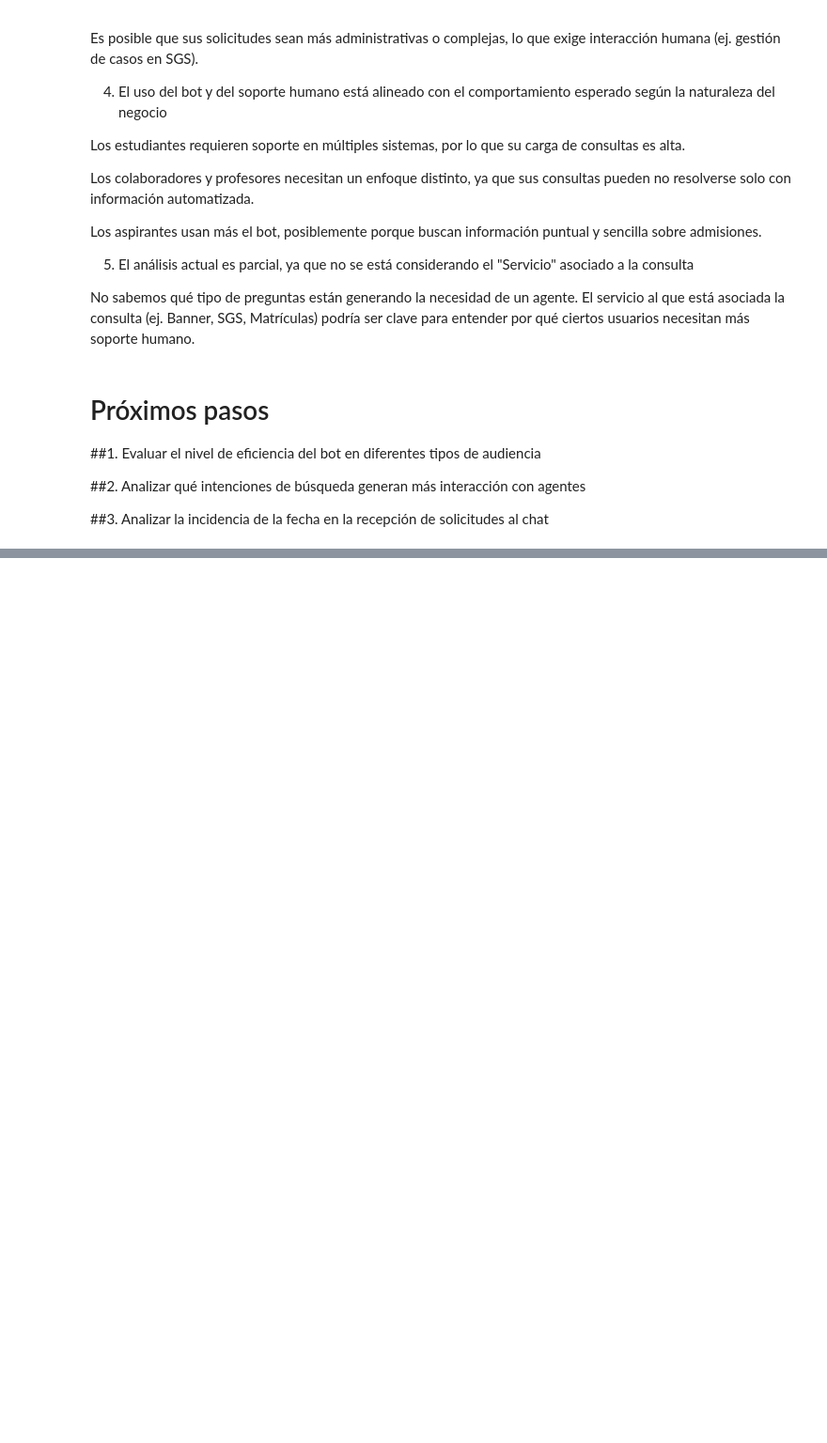
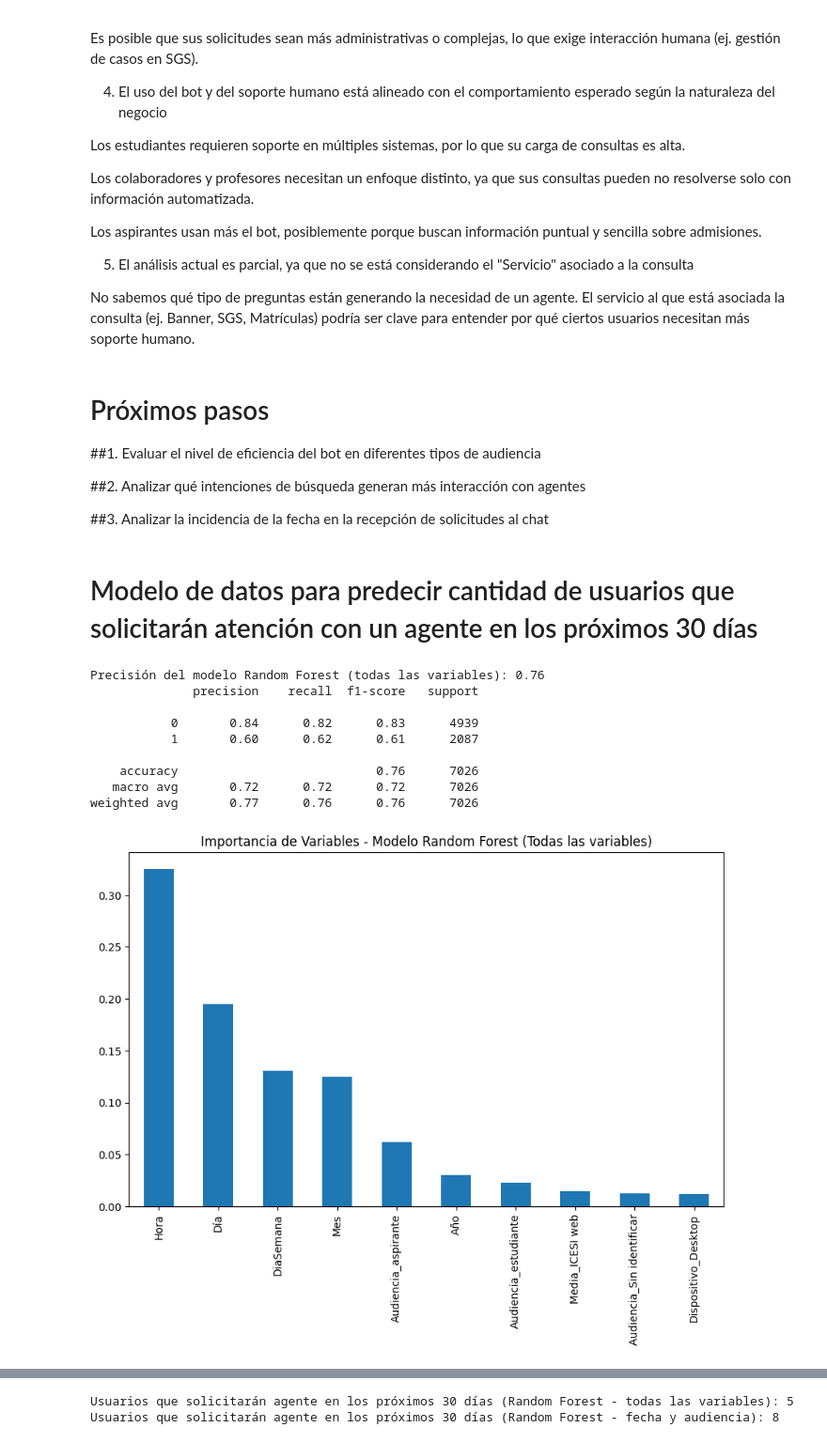
Before and after one commit to jeramirez169/An-lisis-exploratorio-de-datos, a Jupyter notebook: Proyecto Análisis exploratorio.ipynb, the cells around one changed output, grey strips where cells are left out. Shown at 94% size. Cells and saved outputs as stored; diff of their text form; code cells hidden in the pictures; blank space fills up the shorter version.

```diff
--- a/Proyecto Análisis exploratorio.ipynb
+++ b/Proyecto Análisis exploratorio.ipynb
@@ -343,3 +353,78 @@ Por último, la interpretación de la relación entre la Audiencia y el Tipo de
 ##2. Analizar qué intenciones de búsqueda generan más interacción con agentes
 
 ##3. Analizar la incidencia de la fecha en la recepción de solicitudes al chat
+# %% [markdown]
+# Modelo de datos para predecir cantidad de usuarios que solicitarán atención con un agente en los próximos 30 días
+# %%
+import numpy as np
+from sklearn.model_selection import train_test_split
+from sklearn.ensemble import RandomForestClassifier
+from sklearn.metrics import accuracy_score, classification_report
+from datetime import datetime
+
+# Crear nuevas características a partir de la fecha
+df['Año'] = df['Fecha'].dt.year
+df['Mes'] = df['Fecha'].dt.month
+df['Día'] = df['Fecha'].dt.day
+df['Hora'] = df['Fecha'].dt.hour.astype(int)  # Asegurar que es entero
+
+# Codificar variables categóricas
+df = pd.get_dummies(df, columns=['Canal', 'Media', 'Dispositivo', 'Audiencia'])
+
+# Definir variable objetivo (1 si solicitó agente, 0 si no)
+df['Solicita_Agente'] = df['Tipo de resolución'].apply(lambda x: 1 if x == 'Agente' else 0)
+
+# Modelo 1: Random Forest (Todas las variables)
+X1 = df.drop(columns=['Fecha', 'Tipo de resolución', 'Solicita_Agente'])
+y = df['Solicita_Agente']
+X_train1, X_test1, y_train, y_test = train_test_split(X1, y, test_size=0.2, random_state=42)
+modelo_rf1 = RandomForestClassifier(n_estimators=100, random_state=42)
+modelo_rf1.fit(X_train1, y_train)
+y_pred1 = modelo_rf1.predict(X_test1)
+accuracy1 = accuracy_score(y_test, y_pred1)
+print(f'Precisión del modelo Random Forest (todas las variables): {accuracy1:.2f}')
+print(classification_report(y_test, y_pred1))
+
+# Importancia de variables para Modelo 1
+importancia_vars1 = pd.Series(modelo_rf1.feature_importances_, index=X1.columns).sort_values(ascending=False)
+plt.figure(figsize=(10, 6))
+importancia_vars1[:10].plot(kind='bar')
+plt.title('Importancia de Variables - Modelo Random Forest (Todas las variables)')
+plt.show()
+
+# Modelo 2: Random Forest (Solo Año, Mes, Día, Hora y Audiencia)
+X2 = df[['Año', 'Mes', 'Día', 'Hora'] + [col for col in df.columns if col.startswith('Audiencia_')]]
+X_train2, X_test2, _, _ = train_test_split(X2, y, test_size=0.2, random_state=42)
+modelo_rf2 = RandomForestClassifier(n_estimators=100, random_state=42)
+modelo_rf2.fit(X_train2, y_train)
+y_pred2 = modelo_rf2.predict(X_test2)
+accuracy2 = accuracy_score(y_test, y_pred2)
+print(f'Precisión del modelo Random Forest (fecha y audiencia): {accuracy2:.2f}')
+print(classification_report(y_test, y_pred2))
+
+# Importancia de variables para Modelo 2
+importancia_vars2 = pd.Series(modelo_rf2.feature_importances_, index=X2.columns).sort_values(ascending=False)
+plt.figure(figsize=(10, 6))
+importancia_vars2.plot(kind='bar')
+plt.title('Importancia de Variables - Modelo Random Forest (Fecha y Audiencia)')
+plt.show()
+
+# Predicción para los próximos 30 días con ambos modelos
+ultimos_datos1 = df[df['Fecha'] >= df['Fecha'].max() - pd.DateOffset(days=30)]
+predicciones_rf1 = modelo_rf1.predict(ultimos_datos1.drop(columns=['Fecha', 'Tipo de resolución', 'Solicita_Agente'], errors='ignore'))
+print(f'Usuarios que solicitarán agente en los próximos 30 días (Random Forest - todas las variables): {sum(predicciones_rf1)}')
+
+ultimos_datos2 = ultimos_datos1[['Año', 'Mes', 'Día', 'Hora'] + [col for col in df.columns if col.startswith('Audiencia_')]]
+predicciones_rf2 = modelo_rf2.predict(ultimos_datos2)
+print(f'Usuarios que solicitarán agente en los próximos 30 días (Random Forest - fecha y audiencia): {sum(predicciones_rf2)}')
+# %% [output]
+Precisión del modelo Random Forest (todas las variables): 0.76
+              precision    recall  f1-score   support
+
+           0       0.84      0.82      0.83      4939
+           1       0.60      0.62      0.61      2087
+
+    accuracy                           0.76      7026
+   macro avg       0.72      0.72      0.72      7026
+weighted avg       0.77      0.76      0.76      7026
+[figure, added]
@@ -345,0 +441,2 @@ Por último, la interpretación de la relación entre la Audiencia y el Tipo de
+Usuarios que solicitarán agente en los próximos 30 días (Random Forest - todas las variables): 5
+Usuarios que solicitarán agente en los próximos 30 días (Random Forest - fecha y audiencia): 8
```
Also changed, not shown: parts of 5 cells of this notebook.
